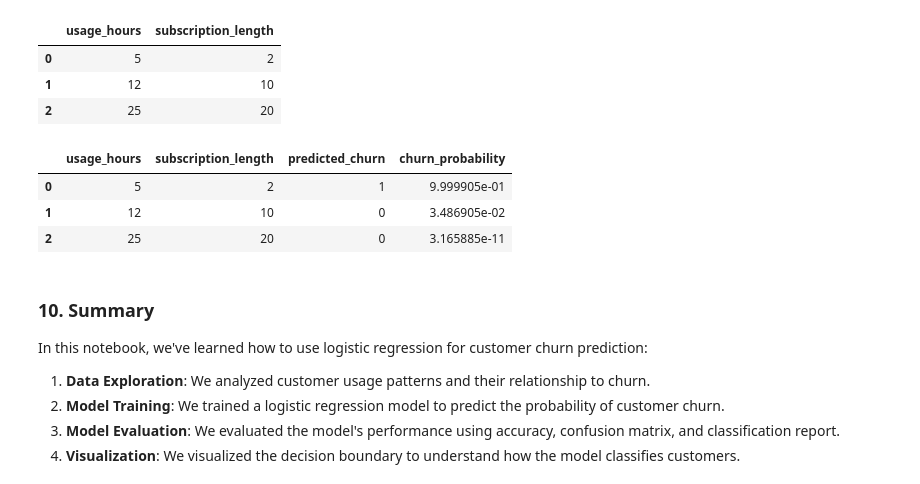
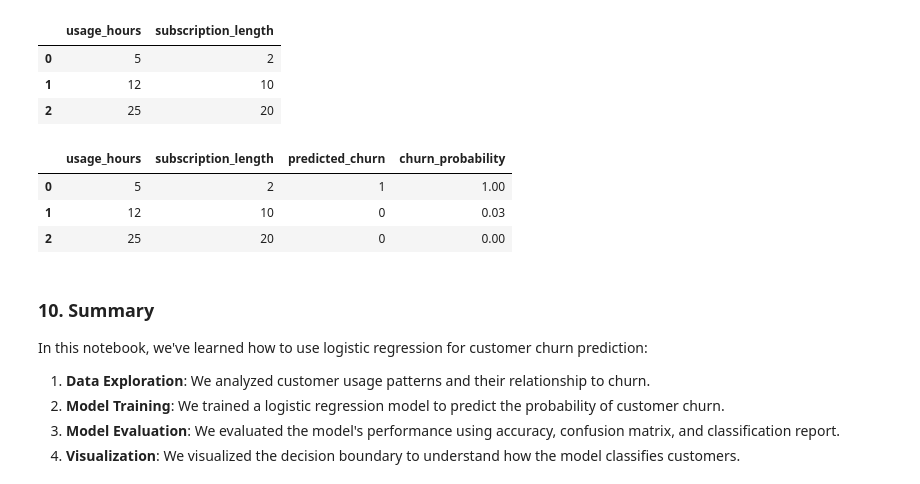
Before and after one commit to prakash-ukhalkar/ML, a Jupyter notebook: 05_Simple_Logistic_Regression_ML/01_Simple_Logistic_Regression.ipynb, the cells around one changed output. Cells and saved outputs as stored; diff of their text form; code cells hidden in the pictures.

```diff
--- a/05_Simple_Logistic_Regression_ML/01_Simple_Logistic_Regression.ipynb
+++ b/05_Simple_Logistic_Regression_ML/01_Simple_Logistic_Regression.ipynb
@@ -328,18 +328,18 @@ New customer data:
 # %%
 # Make predictions
 predictions = model.predict(new_customers)
 probabilities = model.predict_proba(new_customers)
 
 # Display results
 results = new_customers.copy()
 results['predicted_churn'] = predictions
-results['churn_probability'] = probabilities[:, 1]  # Probability of class 1 (churn)
+results['churn_probability'] = probabilities[:, 1].round(2)  # Probability of class 1 (churn)
 results
 # %% [output]
 |  | usage_hours | subscription_length | predicted_churn | churn_probability |
-| 0 | 5 | 2 | 1 | 9.999905e-01 |
-| 1 | 12 | 10 | 0 | 3.486905e-02 |
-| 2 | 25 | 20 | 0 | 3.165885e-11 |
+| 0 | 5 | 2 | 1 | 1.00 |
+| 1 | 12 | 10 | 0 | 0.03 |
+| 2 | 25 | 20 | 0 | 0.00 |
 # %% [markdown]
 ### 10. Summary
 
```
Also changed, not shown: parts of 5 cells of this notebook, 1 other file.
